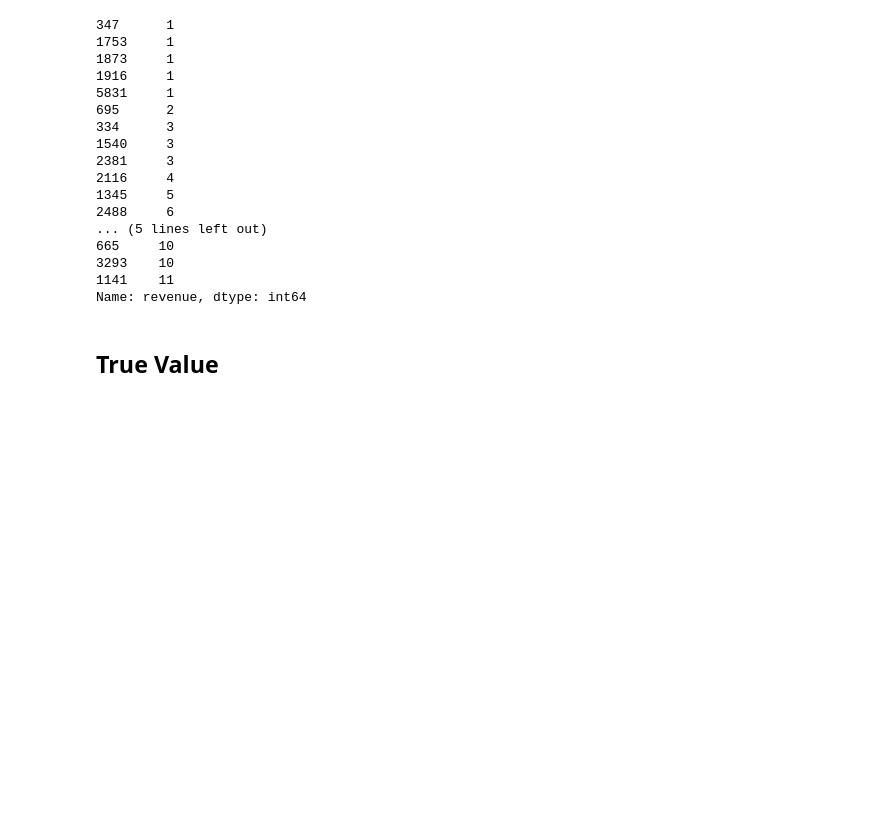
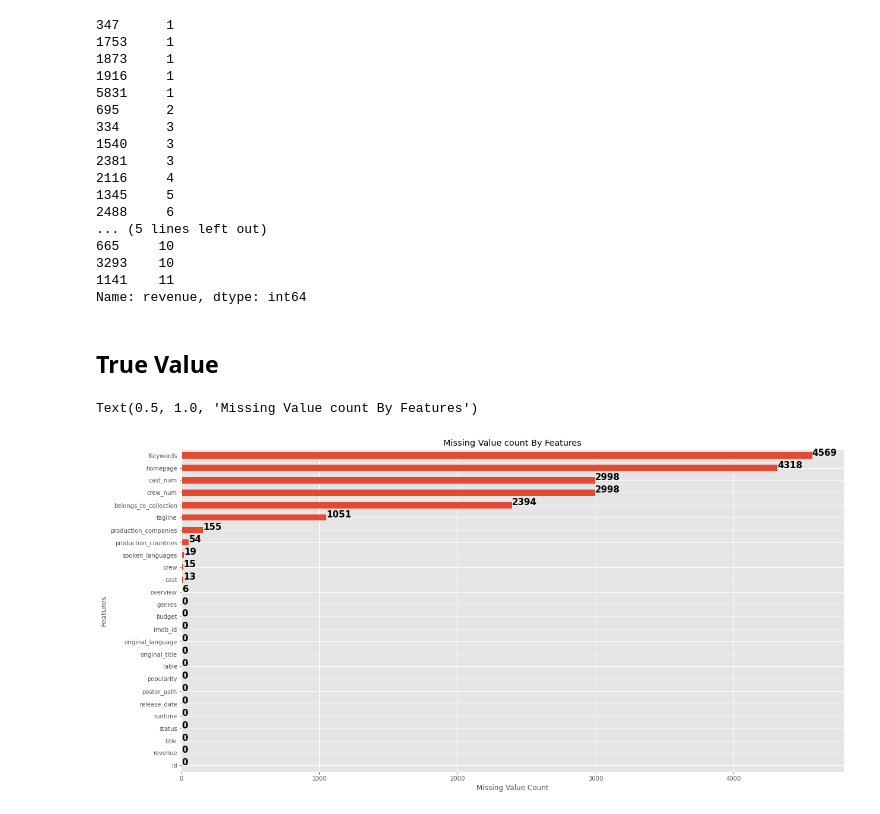
Before and after one commit to RyanYuanyang/TMDB-Movie-Prediction, a Jupyter notebook: DataAnalysis.ipynb, the cells around one changed output. Saved outputs shown, nothing was run; the diff lists cells and outputs as text; code cells hidden in the pictures; blank space fills up the shorter version.

```diff
--- a/DataAnalysis.ipynb
+++ b/DataAnalysis.ipynb
@@ -374,3 +374,17 @@ test_true.loc[test_true['id'] == 6301,'budget'] = 150
 test_true.loc[test_true['id'] == 6276,'budget'] = 100
 test_true.loc[test_true['id'] == 6473,'budget'] = 100
 test_true.loc[test_true['id'] == 6842,'budget'] = 30
+# %%
+cols_to_drop = ['adult', 'backdrop_path', 'video', 'vote_count', 'vote_average']
+train.drop(cols_to_drop, axis=1, inplace=True)
+train_true.drop(cols_to_drop, axis=1, inplace=True)
+# %%
+train_true.isna().sum().sort_values(ascending=True).plot(kind="barh", figsize=(20,10))
+for i, v in enumerate(train_true.isna().sum().sort_values(ascending=True)):
+    plt.text(v, i, str(v), fontweight='bold', fontsize = 15)
+plt.xlabel("Missing Value Count")
+plt.ylabel("Features")
+plt.title("Missing Value count By Features")
+# %% [output]
+Text(0.5, 1.0, 'Missing Value count By Features')
+[figure, added]
```
Also changed, not shown: parts of 6 cells of this notebook.
